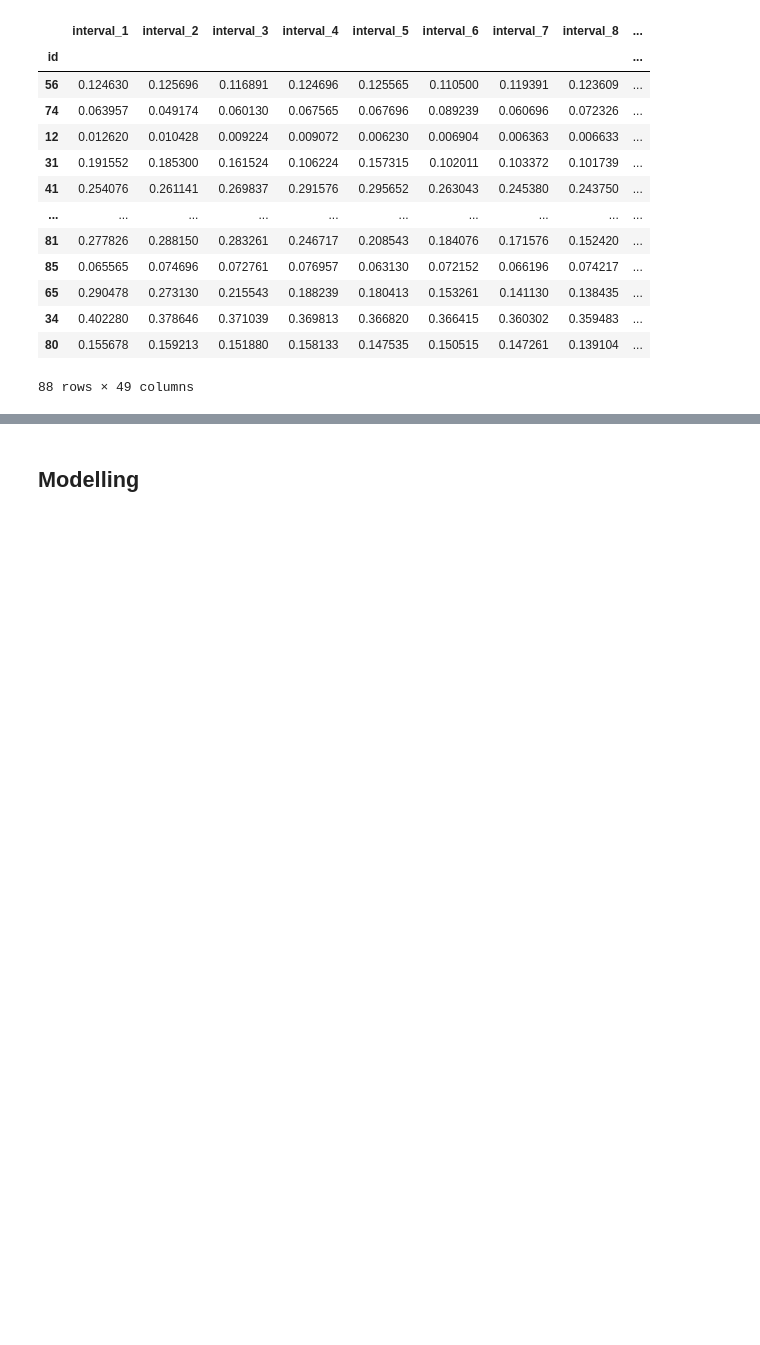
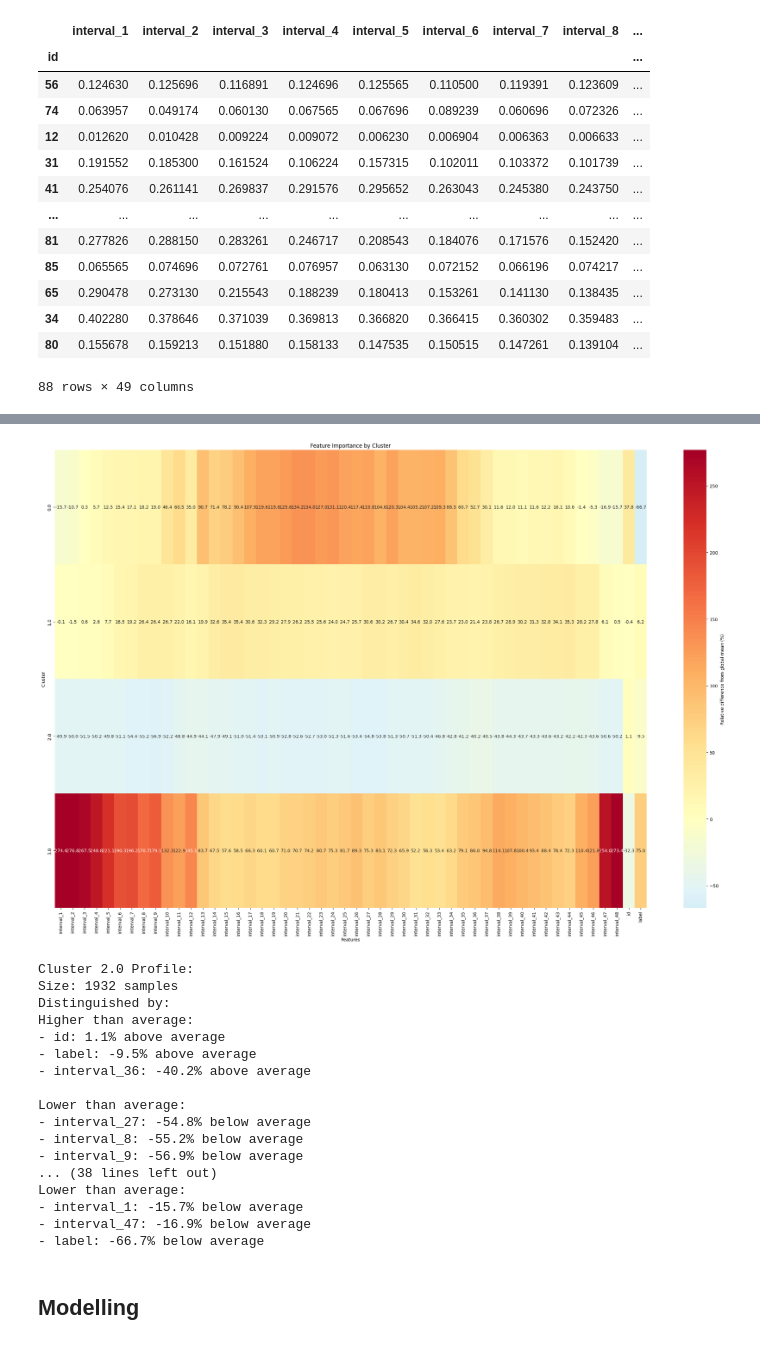
Before and after one commit to auvarifqi/tugas-besar-2-ai-lanjut, a Jupyter notebook: main-combine.ipynb, the cells around one changed output, grey strips where cells are left out. Cells and saved outputs as stored; diff of their text form; code cells hidden in the pictures; blank space fills up the shorter version.

```diff
--- a/main-combine.ipynb
+++ b/main-combine.ipynb
@@ -376,3 +534,41 @@ merged_df.to_csv(f'{data_path}/merged_data.csv')
+# %%
+# Asumsikan kita memiliki feature_columns yang berisi nama-nama kolom fitur
+feature_columns = [col for col in merged_df.columns if col not in ['cluster', 'read_date']]
+
+# # 1. Analisis statistik dasar
+# cluster_stats = analyze_cluster_characteristics(merged_df, feature_columns)
+# print("\nStatistik detail per cluster:")
+# print(cluster_stats)
+
+# # 2. Visualisasi distribusi fitur
+# plot_feature_distributions(merged_df, feature_columns)
+
+# 3. Visualisasi pentingnya fitur
+plot_feature_importance(merged_df, feature_columns)
+
+# 4. Dapatkan profil detail setiap cluster
+cluster_profiles = get_cluster_profiles(merged_df, feature_columns)
+for cluster, profile in cluster_profiles.items():
+    print("\n" + profile)
+# %% [output]
+[figure, added]
+Cluster 2.0 Profile:
+Size: 1932 samples
+Distinguished by:
+Higher than average:
+- id: 1.1% above average
+- label: -9.5% above average
+- interval_36: -40.2% above average
+
+Lower than average:
+- interval_27: -54.8% below average
+- interval_8: -55.2% below average
+- interval_9: -56.9% below average
+... (38 lines left out)
+Lower than average:
+- interval_1: -15.7% below average
+- interval_47: -16.9% below average
+- label: -66.7% below average
 # %% [markdown]
 ## Modelling
 # %% [markdown]
```
Also changed, not shown: parts of 6 cells of this notebook, 2 other files.
